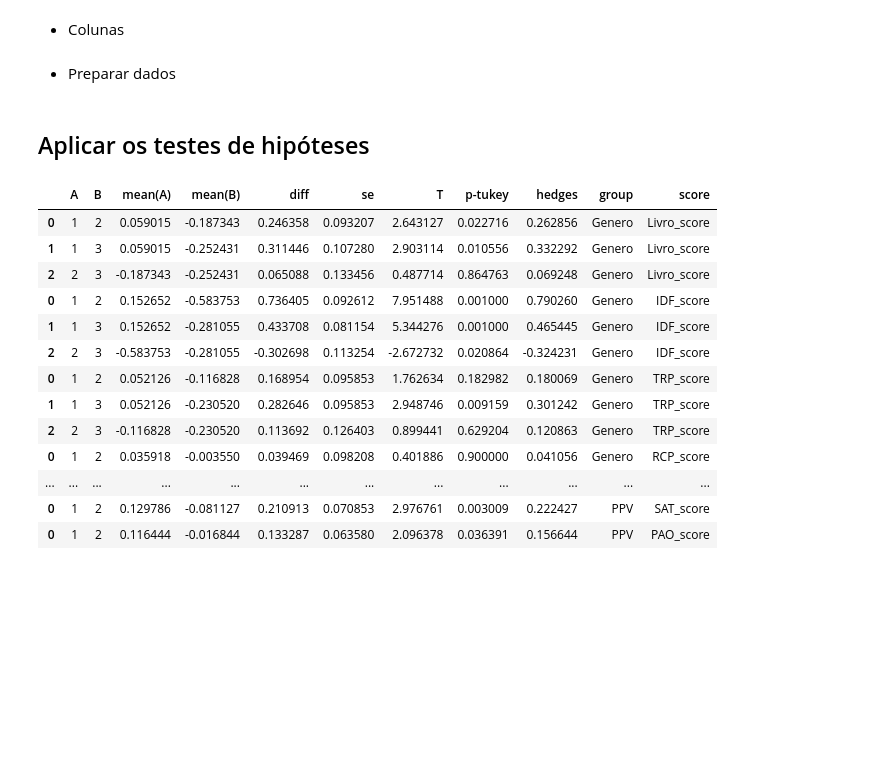
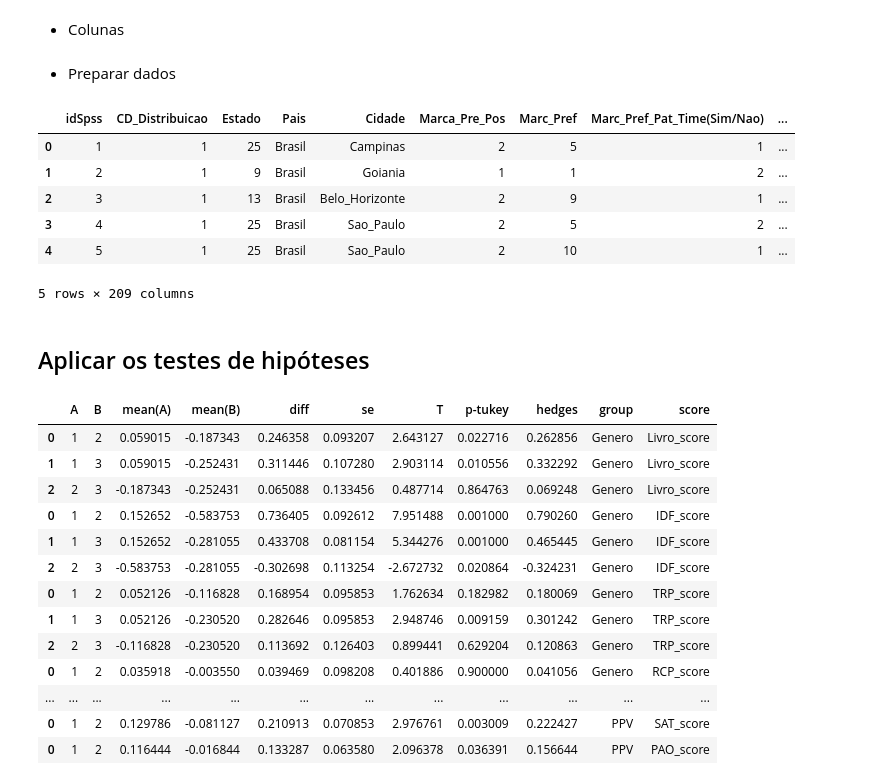
Before and after one commit to netoalcides/armatore-escalas, a Jupyter notebook: notebooks_dev/03-TestesHipoteses.ipynb, the cells around one changed output. Drawn from its saved outputs; the diff is of its cells as text; code cells hidden in the pictures; blank space fills up the shorter version.

```diff
--- a/notebooks_dev/03-TestesHipoteses.ipynb
+++ b/notebooks_dev/03-TestesHipoteses.ipynb
@@ -37,6 +37,16 @@ dados.rename(columns = {'Codigo para SPSS':'idSpss',
 - Preparar dados
 # %%
 dados_testes = dados.merge(dados_pca_score, on = 'idSpss', how = 'left')
+# %%
+dados_testes.head()
+# %% [output]
+|  | idSpss | CD_Distribuicao | Estado | Pais | Cidade | Marca_Pre_Pos | Marc_Pref | Marc_Pref_Pat_Time(Sim/Nao) | ... |
+| 0 | 1 | 1 | 25 | Brasil | Campinas | 2 | 5 | 1 | ... |
+| 1 | 2 | 1 | 9 | Brasil | Goiania | 1 | 1 | 2 | ... |
+| 2 | 3 | 1 | 13 | Brasil | Belo_Horizonte | 2 | 9 | 1 | ... |
+| 3 | 4 | 1 | 25 | Brasil | Sao_Paulo | 2 | 5 | 2 | ... |
+| 4 | 5 | 1 | 25 | Brasil | Sao_Paulo | 2 | 10 | 1 | ... |
+5 rows × 209 columns
 # %% [markdown]
 ## Aplicar os testes de hipóteses
 # %%
```
Also changed, not shown: parts of 2 cells of this notebook, 1 other file.
